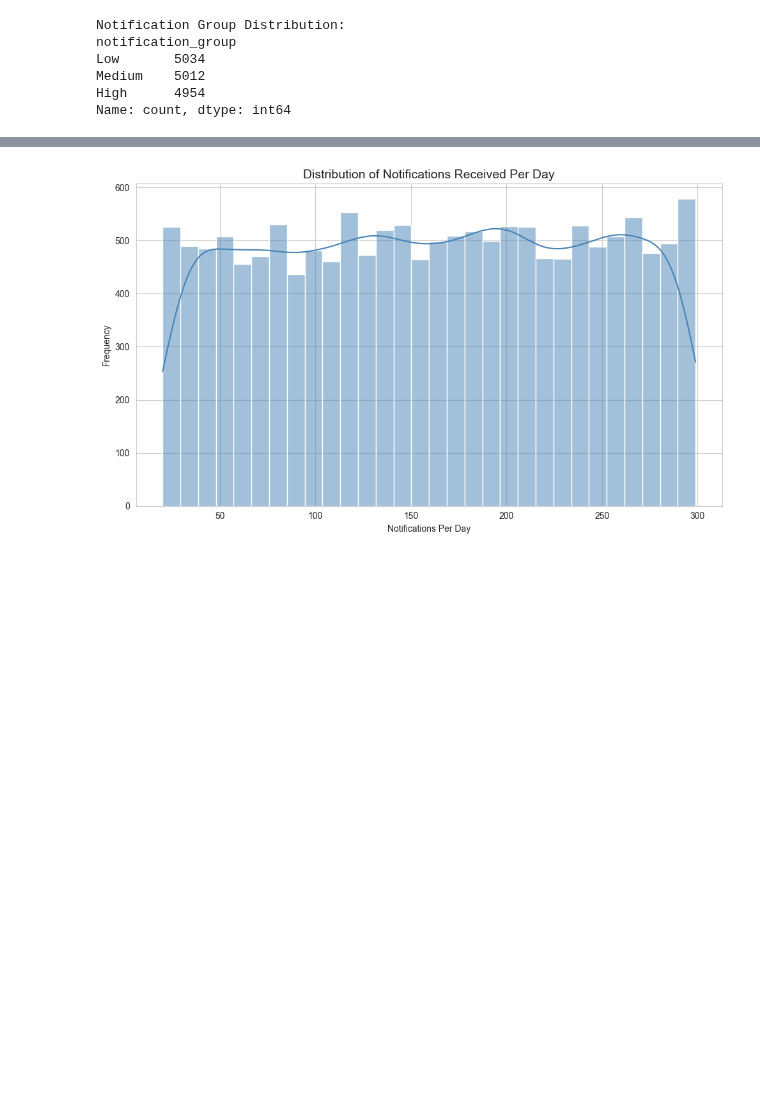
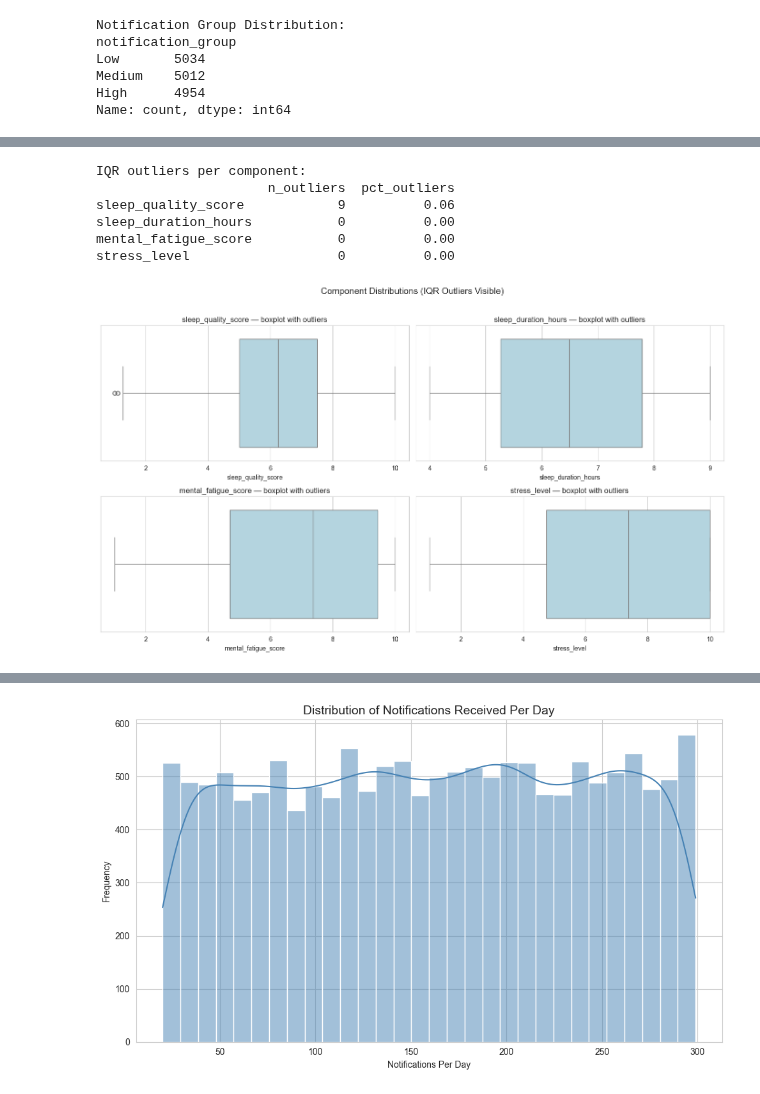
Before and after one commit to ufukcimen/dsa210-project, a Jupyter notebook: notebooks/eda_hypothesis_tests.ipynb, the cells around one changed output, grey strips where cells are left out. Drawn from its saved outputs; the diff is of its cells as text; code cells hidden in the pictures; blank space fills up the shorter version.

```diff
--- a/notebooks/eda_hypothesis_tests.ipynb
+++ b/notebooks/eda_hypothesis_tests.ipynb
@@ -271,0 +419,36 @@ Name: count, dtype: int64
+# %%
+# 7a. IQR outlier detection per component
+def iqr_outlier_mask(series, k=1.5):
+    q1, q3 = series.quantile([0.25, 0.75])
+    iqr = q3 - q1
+    lo, hi = q1 - k * iqr, q3 + k * iqr
+    return (series < lo) | (series > hi)
+
+component_cols = ['sleep_quality_score', 'sleep_duration_hours', 'mental_fatigue_score', 'stress_level']
+outlier_summary = {}
+for col in component_cols:
+    mask = iqr_outlier_mask(df[col])
+    outlier_summary[col] = mask.sum()
+
+outlier_df = pd.DataFrame.from_dict(outlier_summary, orient='index', columns=['n_outliers'])
+outlier_df['pct_outliers'] = (outlier_df['n_outliers'] / len(df) * 100).round(2)
+print('IQR outliers per component:')
+print(outlier_df)
+# %% [output]
+IQR outliers per component:
+                      n_outliers  pct_outliers
+sleep_quality_score            9          0.06
+sleep_duration_hours           0          0.00
+mental_fatigue_score           0          0.00
+stress_level                   0          0.00
+# %%
+# 7b. Visualize component distributions with outlier boundaries
+fig, axes = plt.subplots(2, 2, figsize=(14, 8))
+for ax, col in zip(axes.ravel(), component_cols):
+    sns.boxplot(x=df[col], ax=ax, color='lightblue')
+    ax.set_title(f'{col} — boxplot with outliers')
+plt.suptitle('Component Distributions (IQR Outliers Visible)', fontsize=14, y=1.02)
+plt.tight_layout()
+plt.show()
+# %% [output]
+[figure, added]
```
Also changed, not shown: parts of 55 cells of this notebook, 7 other files.
